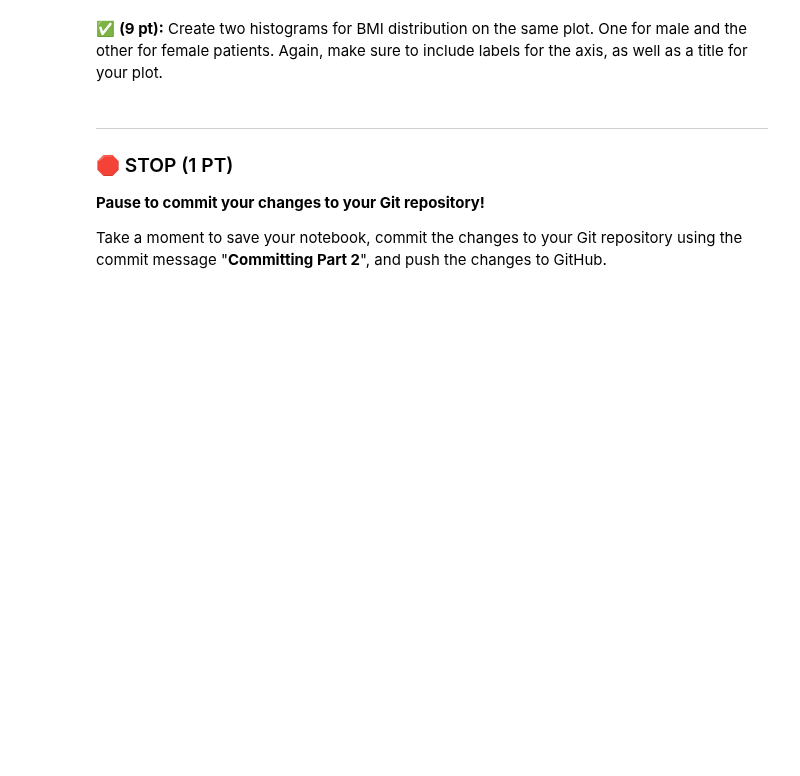
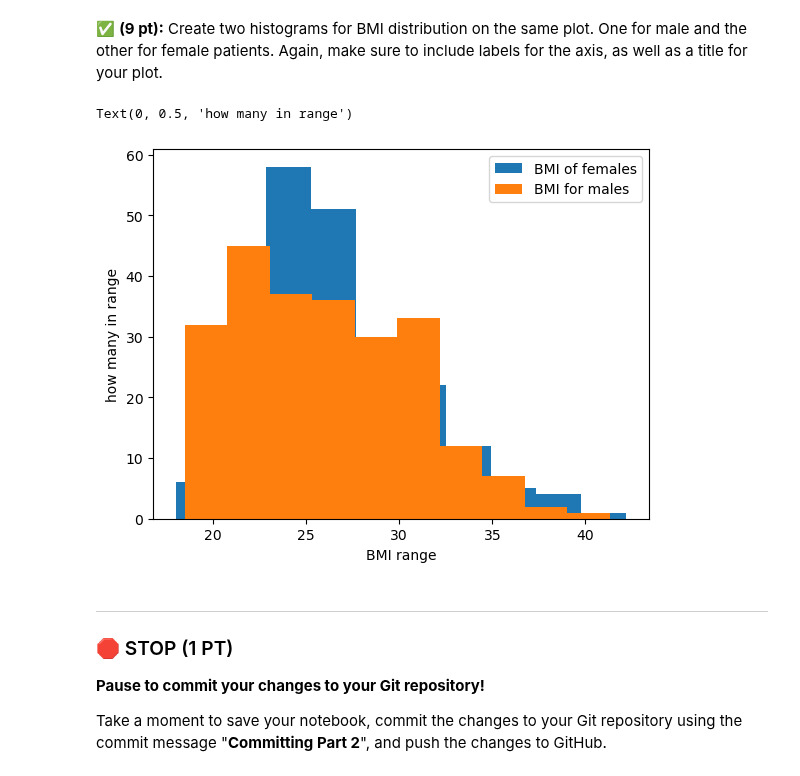
Before and after one commit to LucasClatterbaugh/cmse202-s23-turnin, a Jupyter notebook: midterm/CMSE202-Midterm-Sect001_TF_Mods-STUDENT.ipynb, the cells around one changed output. Cells and saved outputs as stored; diff of their text form; code cells hidden in the pictures; blank space fills up the shorter version.

```diff
--- a/midterm/CMSE202-Midterm-Sect001_TF_Mods-STUDENT.ipynb
+++ b/midterm/CMSE202-Midterm-Sect001_TF_Mods-STUDENT.ipynb
@@ -89,3 +172,15 @@ If everything went as intended, the file should now show up on your GitHub accou
+# %%
+BMI1 = masksex1['BMI']
+BMI2 =masksex2['BMI']
+
+plt.hist(BMI1, label='BMI of females')
+plt.hist(BMI2, label= 'BMI for males')
+plt.legend()
+plt.xlabel('BMI range')
+plt.ylabel('how many in range')
+# %% [output]
+Text(0, 0.5, 'how many in range')
+[figure, added]
 # %% [markdown]
 ---
 ### &#128721; STOP (1 PT)
```
Also changed, not shown: parts of 15 cells of this notebook.
